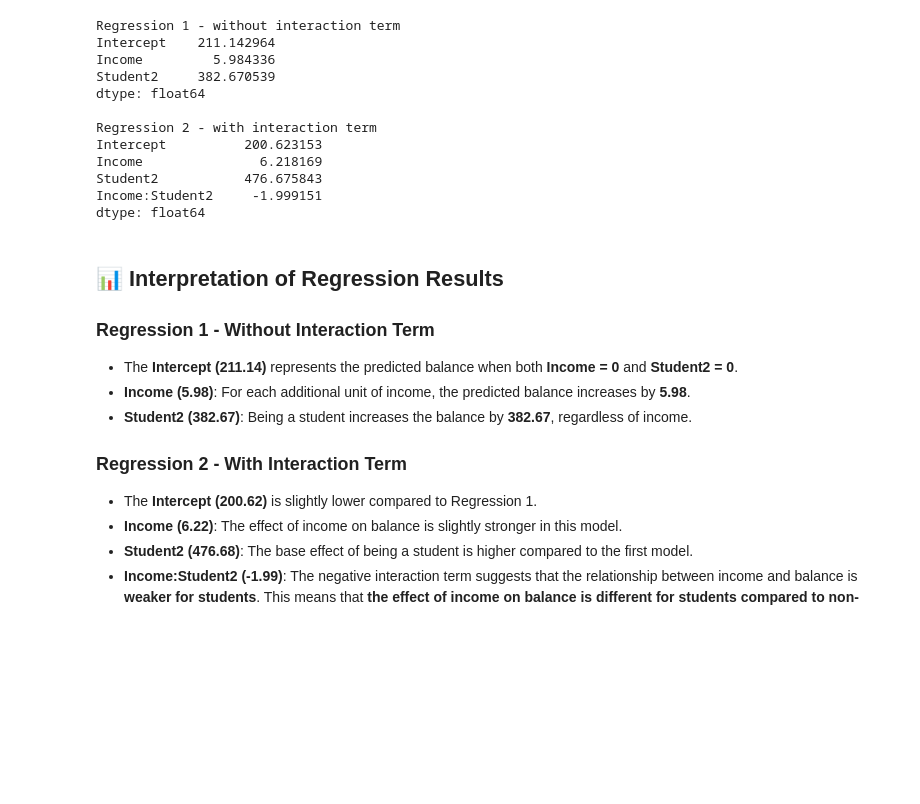
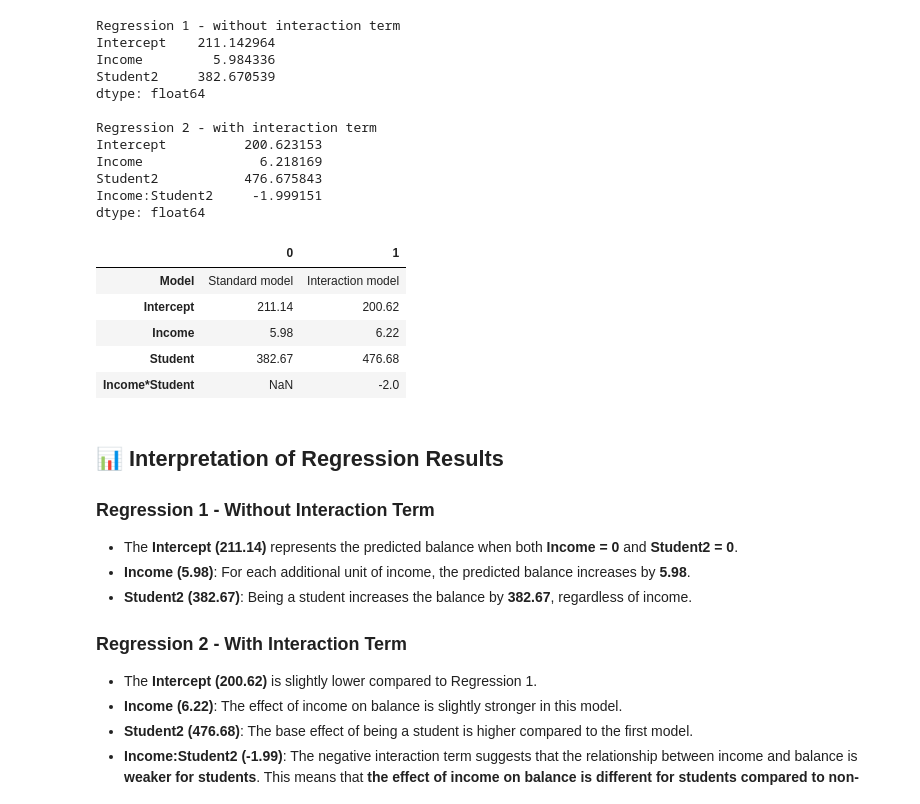
Before and after one commit to vincenzorrei/EDU-LinearRegression, a Jupyter notebook: credit.ipynb, the cells around one changed output. Drawn from its saved outputs; the diff is of its cells as text; code cells hidden in the pictures; blank space fills up the shorter version.

```diff
--- a/credit.ipynb
+++ b/credit.ipynb
@@ -104,6 +104,26 @@ Income               6.218169
 Student2           476.675843
 Income:Student2     -1.999151
 dtype: float64
+# %%
+rounded_regr1 = regr1.round(2)
+rounded_regr2 = regr2.round(2)
+# %%
+comparison_df = pd.DataFrame({
+    'Model': ['Standard model', 'Interaction model'],
+    'Intercept': [rounded_regr1.iloc[0], rounded_regr2.iloc[0]],
+    'Income': [rounded_regr1.iloc[1], rounded_regr2.iloc[1]],
+    'Student': [rounded_regr1.iloc[2], rounded_regr2.iloc[2]],
+    'Income*Student': [None, rounded_regr2.iloc[3]]
+})
+
+comparison_df.T
+# %% [output]
+|  | 0 | 1 |
+| Model | Standard model | Interaction model |
+| Intercept | 211.14 | 200.62 |
+| Income | 5.98 | 6.22 |
+| Student | 382.67 | 476.68 |
+| Income*Student | NaN | -2.0 |
 # %% [markdown]
 ## 📊 Interpretation of Regression Results
 
```
Also changed, not shown: parts of 5 cells of this notebook.
